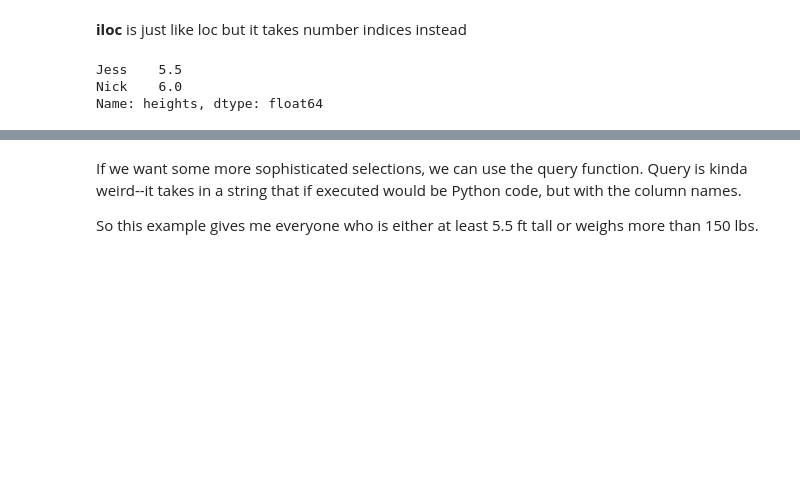
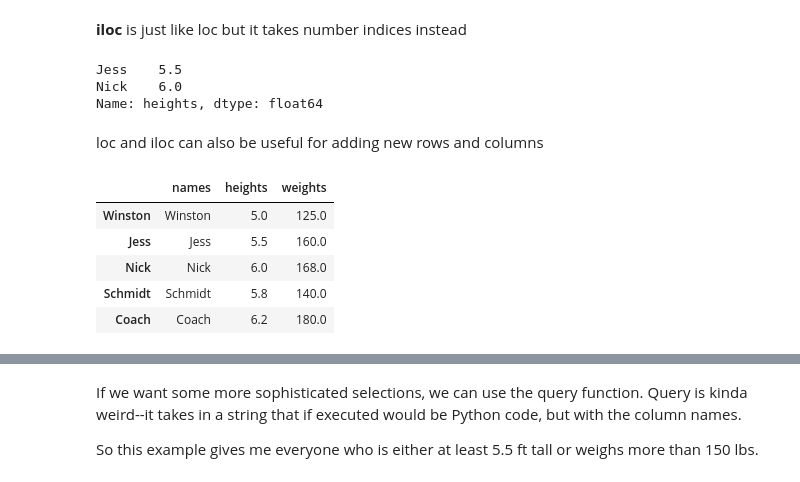
Before and after one commit to timflew/python_lessons, a Jupyter notebook: Lesson 3-pandas.ipynb, the cells around one changed output, grey strips where cells are left out. Cells and saved outputs as stored; diff of their text form; code cells hidden in the pictures; blank space fills up the shorter version.

```diff
--- a/Lesson 3-pandas.ipynb
+++ b/Lesson 3-pandas.ipynb
@@ -157,3 +157,16 @@ people_df.iloc[jess_and_nick,just_heights] # equivalent to people_df.iloc[1:3,ju
 Jess    5.5
 Nick    6.0
 Name: heights, dtype: float64
+# %% [markdown]
+loc and iloc can also be useful for adding new rows and columns
+# %%
+# Add a new row
+people_df.loc['Coach',:]=['Coach',6.2,180.]
+people_df
+# %% [output]
+|  | names | heights | weights |
+| Winston | Winston | 5.0 | 125.0 |
+| Jess | Jess | 5.5 | 160.0 |
+| Nick | Nick | 6.0 | 168.0 |
+| Schmidt | Schmidt | 5.8 | 140.0 |
+| Coach | Coach | 6.2 | 180.0 |
```
Also changed, not shown: parts of 15 cells of this notebook.
